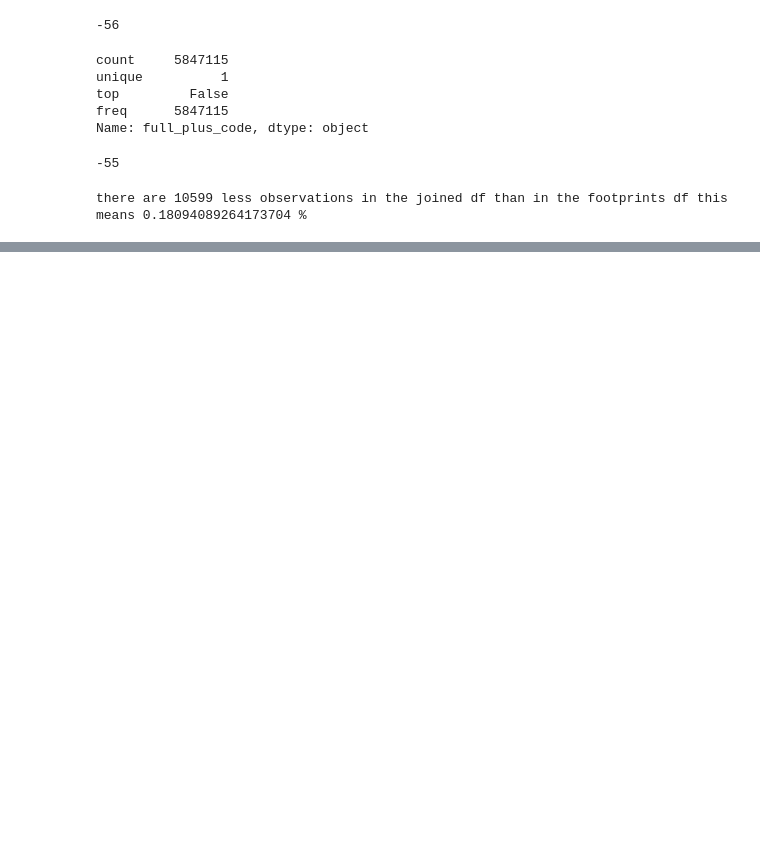
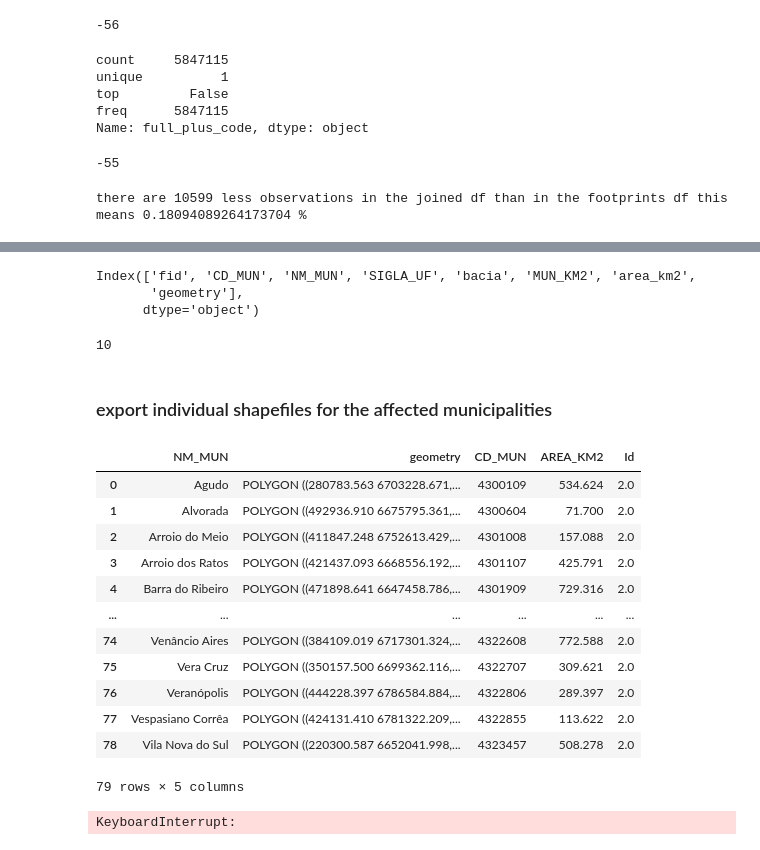
Before and after one commit to alexandrepereiraarq/rs_floods_2024, a Jupyter notebook: notebooks/02_RSFL24_building_select.ipynb, the cells around one changed output, grey strips where cells are left out. Saved outputs shown, nothing was run; the diff lists cells and outputs as text; code cells hidden in the pictures; blank space fills up the shorter version.

Commit message:
Update 02_RSFL24_building_select.ipynb
joined municipalities, flooded areas into the buildings gdf.
exporting single shapefiles for each municipality.

```diff
--- a/notebooks/02_RSFL24_building_select.ipynb
+++ b/notebooks/02_RSFL24_building_select.ipynb
@@ -58,11 +58,10 @@ def osm_import_buildings(roi):
 ### load input data
 # %%
 #input flooded area vector
-
-flood_path = Path('../data/processed/')
-flood_file = 'HYD_maximum_flood_area_2024_binary_A.shp'
+flood_path = Path('../data/external/')
+flood_file = 'HYD_maximum_flood_extent_IPH_UFRGS_20240506_A.shp'
 flood_gdf = gpd.read_file(flood_path/flood_file)
-flood_gdf.drop(['gridcode','area'], axis=1, inplace=True)
+#flood_gdf.drop(['gridcode','area'], axis=1, inplace=True)
 
 # import the municipality boundaries
 mun_path = Path('../data/external/')
@@ -165,4 +140,0 @@ def process_osm_data(geo_df, batch_size=10, path='output_path'):
-# %%
-# apply function
-mun_gdf = affected_mun_env  # gdf with affected areas
-process_osm_data(mun_gdf, batch_size=10, path='../data/processed/')
@@ -272,0 +143,6 @@ for i in range(len(joined_gdf_list)):
+# %%
+# eliminating unnecessary columns in the flooded area gdf
+# these columns are all filled with a single value, probably a residue from the previous analyis process
+flood_gdf.drop(['CD_MUN', 'NM_MUN', 'SIGLA_UF', 'bacia', 'MUN_KM2', 'area_km2'], axis=1, inplace=True)
+flood_gdf['flooded'] = 1
+flood_gdf
@@ -272,0 +163,6 @@ for i in range(len(joined_gdf_list)):
+# %%
+flood_gdf.columns
+# %% [output]
+Index(['fid', 'CD_MUN', 'NM_MUN', 'SIGLA_UF', 'bacia', 'MUN_KM2', 'area_km2',
+       'geometry'],
+      dtype='object')
@@ -272,0 +171,4 @@ for i in range(len(joined_gdf_list)):
+# %%
+flooded_join_gdf.shape[0] - join_gdf.shape[0]
+# %% [output]
+10
@@ -272,0 +179,39 @@ for i in range(len(joined_gdf_list)):
+# %% [markdown]
+### export individual shapefiles for the affected municipalities
+# %%
+join_mun_gdf = mun_gdf.sjoin(flood_gdf,how='left',)
+affected_mun = join_mun_gdf[join_mun_gdf['index_right'].notna()].dissolve('NM_MUN') #.index_right.dropna(axis=0, subset=['index_right'], inplace=True)
+affected_mun.reset_index(inplace=True)
+affected_mun.drop(['index_right','SIGLA_UF'], axis=1, inplace=True)
+affected_mun
+# %% [output]
+|  | NM_MUN | geometry | CD_MUN | AREA_KM2 | Id |
+| 0 | Agudo | POLYGON ((280783.563 6703228.671,... | 4300109 | 534.624 | 2.0 |
+| 1 | Alvorada | POLYGON ((492936.910 6675795.361,... | 4300604 | 71.700 | 2.0 |
+| 2 | Arroio do Meio | POLYGON ((411847.248 6752613.429,... | 4301008 | 157.088 | 2.0 |
+| 3 | Arroio dos Ratos | POLYGON ((421437.093 6668556.192,... | 4301107 | 425.791 | 2.0 |
+| 4 | Barra do Ribeiro | POLYGON ((471898.641 6647458.786,... | 4301909 | 729.316 | 2.0 |
+| ... | ... | ... | ... | ... | ... |
+| 74 | Venâncio Aires | POLYGON ((384109.019 6717301.324,... | 4322608 | 772.588 | 2.0 |
+| 75 | Vera Cruz | POLYGON ((350157.500 6699362.116,... | 4322707 | 309.621 | 2.0 |
+| 76 | Veranópolis | POLYGON ((444228.397 6786584.884,... | 4322806 | 289.397 | 2.0 |
+| 77 | Vespasiano Corrêa | POLYGON ((424131.410 6781322.209,... | 4322855 | 113.622 | 2.0 |
+| 78 | Vila Nova do Sul | POLYGON ((220300.587 6652041.998,... | 4323457 | 508.278 | 2.0 |
+79 rows × 5 columns
+# %%
+#setting the environment
+
+AOI_path = Path('../data/processed/')
+mun_file_list = []
+
+# clipping the buildings to each affected municipality and saving it to a shapefile
+
+for mun in affected_mun.iloc[0:9].iterrows():
+    #print(mun[1].geometry)
+    roi_gdf = gpd.GeoDataFrame(geometry=[mun[1].geometry],crs=mun_gdf.crs)
+    mun_buildings = join_gdf.clip(roi_gdf)
+    foot_file = 'URB_' + mun[1].NM_MUN + '_affected_buildings_A.shp'
+    mun_file_list.append(foot_file)
+    mun_buildings.to_file(AOI_path / foot_file)
+# %% [output]
+KeyboardInterrupt:
```
Also changed, not shown: parts of 21 cells of this notebook.
